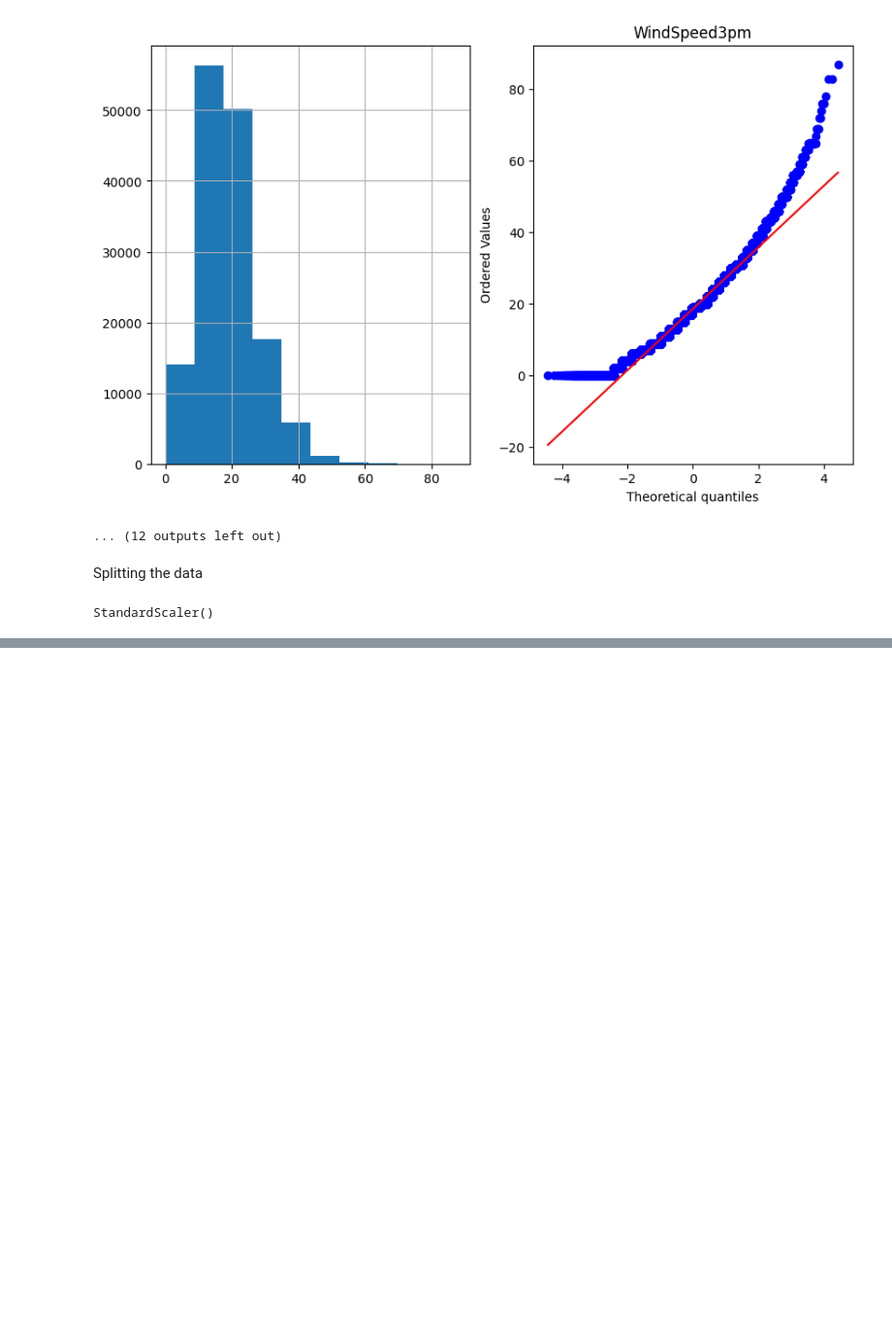
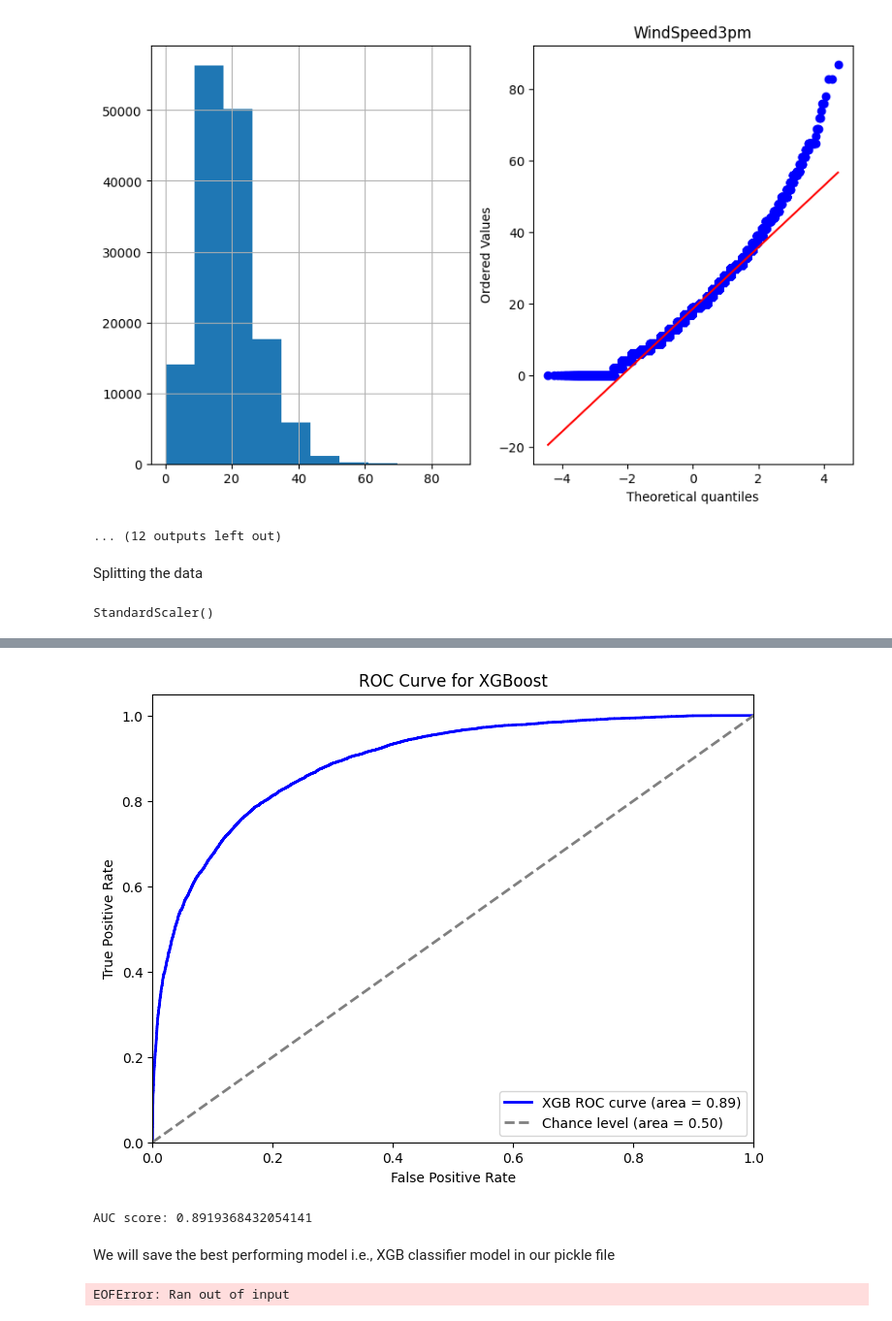
Before and after one commit to AshMaza/Code, a Jupyter notebook: Rain.ipynb, the cells around one changed output, grey strips where cells are left out. Shown at 97% size. Cells and saved outputs as stored; diff of their text form; code cells hidden in the pictures; blank space fills up the shorter version.

```diff
--- a/Rain.ipynb
+++ b/Rain.ipynb
@@ -513,0 +796,4 @@ AttributeError: 'numpy.ndarray' object has no attribute 'columns'
+# %%
+xgb = XGBClassifier()
+# %%
+xgb.fit(X_train,y_train)
@@ -513,0 +837,47 @@ AttributeError: 'numpy.ndarray' object has no attribute 'columns'
+# %%
+from xgboost import XGBClassifier
+from sklearn.metrics import roc_curve, roc_auc_score
+import matplotlib.pyplot as plt
+
+# Clean the NaN values from y_test and the corresponding entries from X_test
+valid_indices = y_test.notna()
+y_test_clean = y_test[valid_indices]
+X_test_clean = X_test.loc[valid_indices]
+
+# Clean the NaN values from y_train and the corresponding entries from X_train
+valid_indices_train = y_train.notna()
+y_train_clean = y_train[valid_indices_train]
+X_train_clean = X_train.loc[valid_indices_train]
+
+# Initialize the XGBClassifier
+xgb = XGBClassifier(use_label_encoder=False, eval_metric='logloss')
+
+# Fit the model on the cleaned training data
+xgb.fit(X_train_clean, y_train_clean)
+
+# Get predicted probabilities for the positive class
+y_probs_clean = xgb.predict_proba(X_test_clean)[:, 1]
+
+# Compute ROC curve and ROC area for the cleaned data
+fpr, tpr, _ = roc_curve(y_test_clean, y_probs_clean)
+roc_auc = roc_auc_score(y_test_clean, y_probs_clean)
+
+# Plot the ROC curve
+plt.figure(figsize=(8, 6))
+plt.plot(fpr, tpr, color='blue', lw=2, label=f'XGB ROC curve (area = {roc_auc:.2f})')
+plt.plot([0, 1], [0, 1], color='gray', lw=2, linestyle='--', label='Chance level (area = 0.50)')
+plt.xlim([0.0, 1.0])
+plt.ylim([0.0, 1.05])
+plt.xlabel('False Positive Rate')
+plt.ylabel('True Positive Rate')
+plt.title('ROC Curve for XGBoost')
+plt.legend(loc="lower right")
+plt.show()
+
+# Print the AUC score
+print(f'AUC score: {roc_auc}')
+# %% [output]
+[figure, added]
+AUC score: 0.8919368432054141
+# %% [markdown]
+We will save the best performing model i.e., XGB classifier model in our pickle file
@@ -513,0 +890,4 @@ AttributeError: 'numpy.ndarray' object has no attribute 'columns'
+# %%
+model = pickle.load(open("rain_XGBnew_model.pkl","rb"))
+# %% [output]
+EOFError: Ran out of input
```
Also changed, not shown: parts of 31 cells of this notebook, 1 other file.
